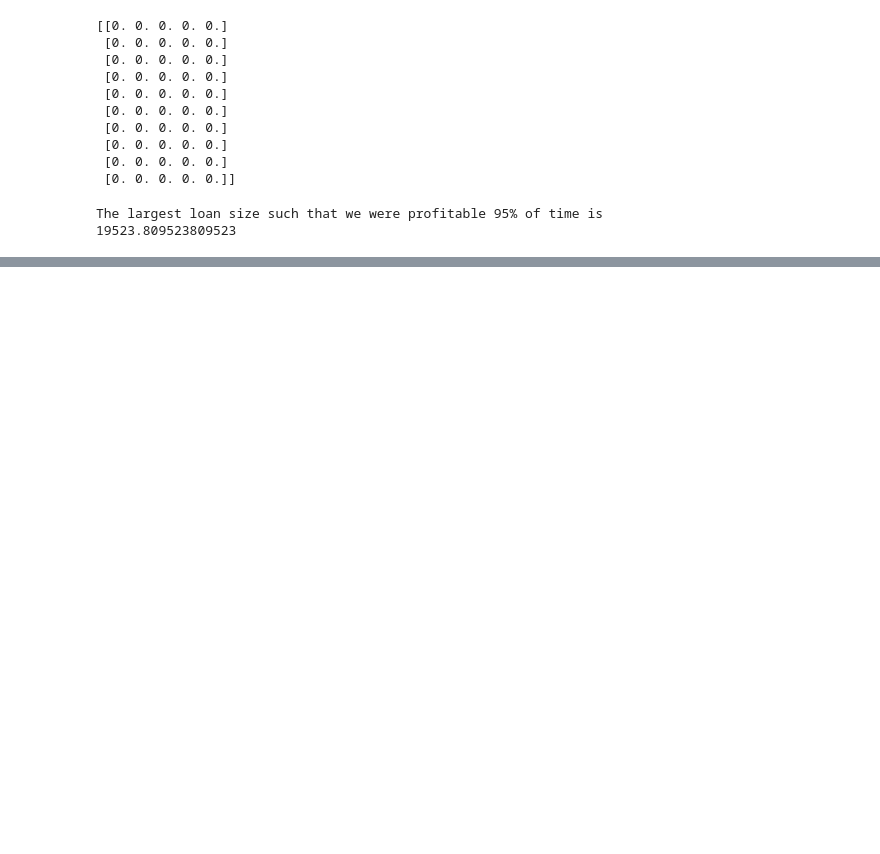
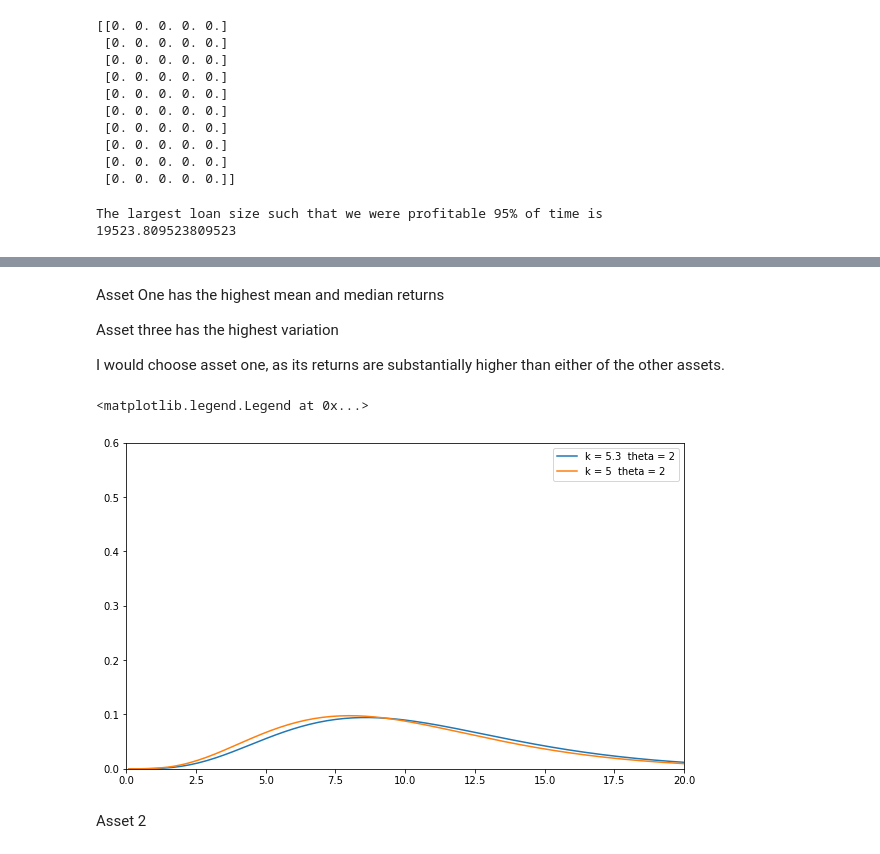
Before and after one commit to bmm23/PRL-winterbreak-work, a Jupyter notebook: randomness.ipynb, the cells around one changed output, grey strips where cells are left out. Drawn from its saved outputs; the diff is of its cells as text; code cells hidden in the pictures; blank space fills up the shorter version.

```diff
--- a/randomness.ipynb
+++ b/randomness.ipynb
@@ -226,0 +314,32 @@ print(y)
+# %% [markdown]
+Asset One has the highest mean and median returns
+
+Asset three has the highest variation
+
+I would choose asset one, as its returns are substantially higher than either of the other assets.
+# %%
+def plot_gamma(k, theta, x, ax=None):
+    if ax is None:
+        _, ax = plt.subplots()
+
+    # scipy refers to the rate parameter beta as a scale parameter
+    pdf_x = st.gamma(k, scale=theta).pdf(x)
+    ax.plot(x, pdf_x, label=f"k = {k}  theta = {theta}")
+
+    return ax
+
+
+fig, ax = plt.subplots(figsize=(10, 6))
+x = np.linspace(0.1, 20, 130)
+plot_gamma(5.3, 2, x, ax)
+plot_gamma(5, 2, x, ax)
+
+
+ax.set_ylim((0, 0.6))
+ax.set_xlim((0, 20))
+ax.legend()
+# %% [output]
+<matplotlib.legend.Legend at 0x...>
+[figure, added]
+# %% [markdown]
+Asset 2
```
Also changed, not shown: parts of 16 cells of this notebook, 3 other files.
